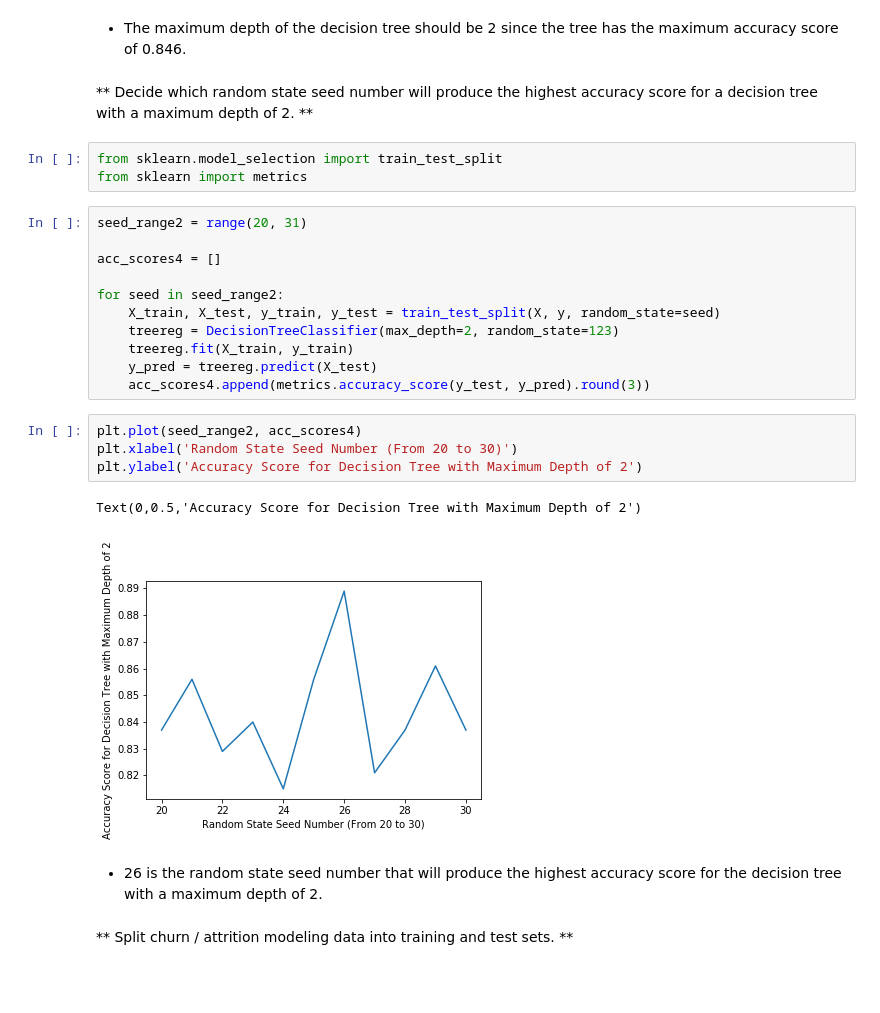
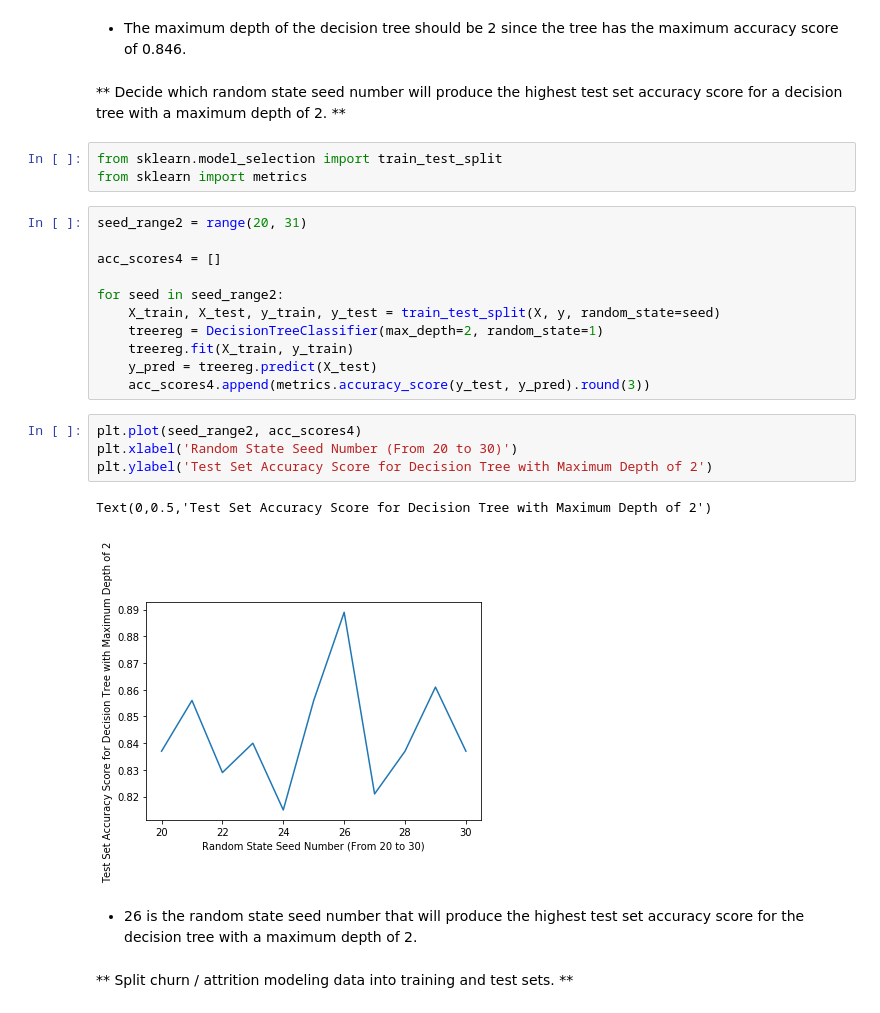
Before and after one commit to krmak/ibm_hr_emp_attrition, a Jupyter notebook: docs/Predicting_IBM_Employee_Attrition_Part_4_Decision_Tree_Model_Python_RM_FINAL.ipynb, the cells around one changed output. Saved outputs shown, nothing was run; the diff lists cells and outputs as text; blank space fills up the shorter version.

```diff
--- a/docs/Predicting_IBM_Employee_Attrition_Part_4_Decision_Tree_Model_Python_RM_FINAL.ipynb
+++ b/docs/Predicting_IBM_Employee_Attrition_Part_4_Decision_Tree_Model_Python_RM_FINAL.ipynb
@@ -50,7 +50,7 @@ Text(0,0.5,'Decision Tree Accuracy Score')
 # %% [markdown]
 * The maximum depth of the decision tree should be 2 since the tree has the maximum accuracy score of 0.846.
 # %% [markdown]
-** Decide which random state seed number will produce the highest accuracy score for a decision tree with a maximum depth of 2. **
+** Decide which random state seed number will produce the highest test set accuracy score for a decision tree with a maximum depth of 2. **
 # %%
 from sklearn.model_selection import train_test_split
 from sklearn import metrics
@@ -61,19 +61,19 @@ acc_scores4 = []
 
 for seed in seed_range2:
     X_train, X_test, y_train, y_test = train_test_split(X, y, random_state=seed)
-    treereg = DecisionTreeClassifier(max_depth=2, random_state=123)
+    treereg = DecisionTreeClassifier(max_depth=2, random_state=1)
     treereg.fit(X_train, y_train)
     y_pred = treereg.predict(X_test)
     acc_scores4.append(metrics.accuracy_score(y_test, y_pred).round(3))
 # %%
 plt.plot(seed_range2, acc_scores4)
 plt.xlabel('Random State Seed Number (From 20 to 30)')
-plt.ylabel('Accuracy Score for Decision Tree with Maximum Depth of 2')
+plt.ylabel('Test Set Accuracy Score for Decision Tree with Maximum Depth of 2')
 # %% [output]
-Text(0,0.5,'Accuracy Score for Decision Tree with Maximum Depth of 2')
+Text(0,0.5,'Test Set Accuracy Score for Decision Tree with Maximum Depth of 2')
-[figure, old version]
+[figure, new version]
 # %% [markdown]
-* 26 is the random state seed number that will produce the highest accuracy score for the decision tree with a maximum depth of 2.
+* 26 is the random state seed number that will produce the highest test set accuracy score for the decision tree with a maximum depth of 2.
 # %% [markdown]
 ** Split churn / attrition modeling data into training and test sets. **
 # %%
```
Also changed, not shown: parts of 18 cells of this notebook, 9 other files.
